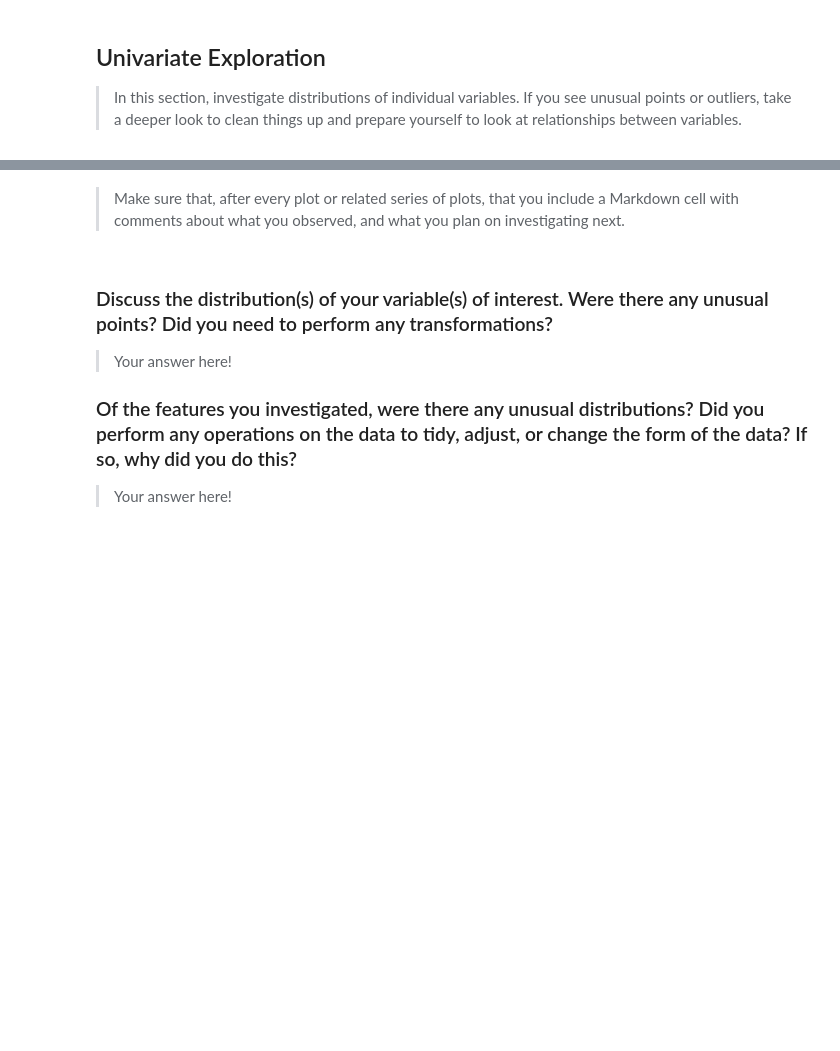
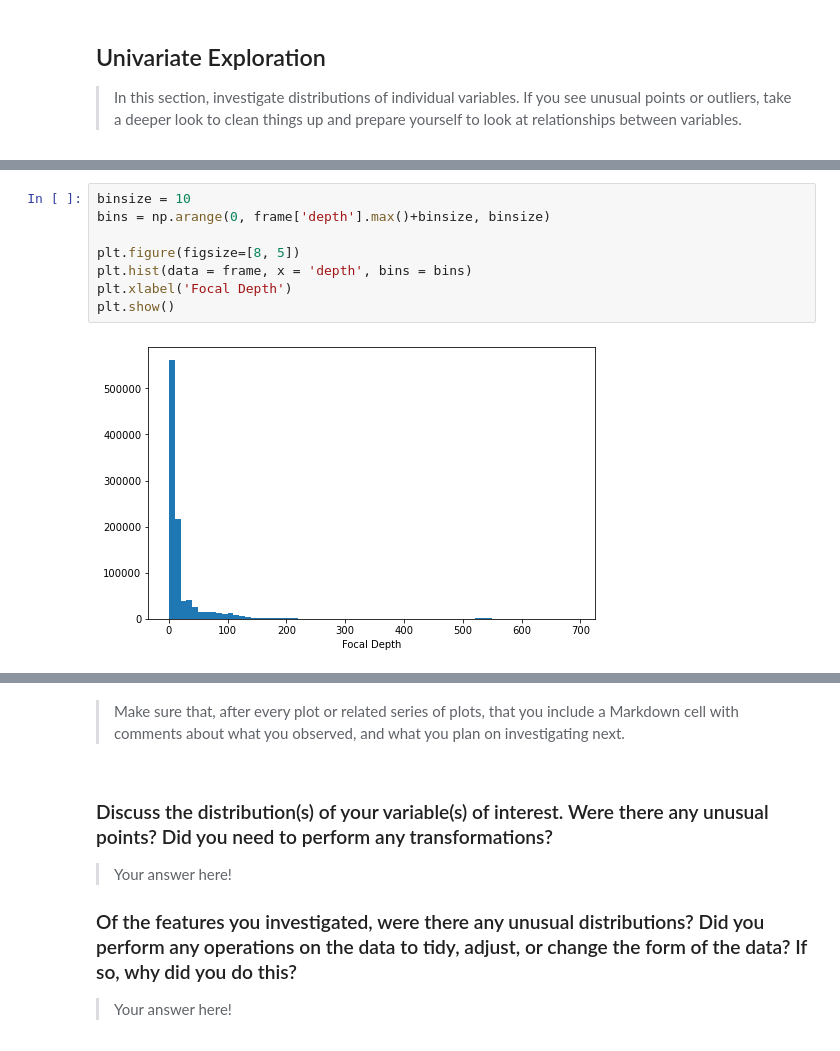
Before and after one commit to seifeldingamal/graduation-project-natural-disasters, a Jupyter notebook: Project Template/exploration_template.ipynb, the cells around one changed output, grey strips where cells are left out. Drawn from its saved outputs; the diff is of its cells as text; blank space fills up the shorter version.

```diff
--- a/Project Template/exploration_template.ipynb
+++ b/Project Template/exploration_template.ipynb
@@ -573,0 +600,10 @@ and prepare yourself to look at relationships between variables.
+# %%
+binsize = 10
+bins = np.arange(0, frame['depth'].max()+binsize, binsize)
+
+plt.figure(figsize=[8, 5])
+plt.hist(data = frame, x = 'depth', bins = bins)
+plt.xlabel('Focal Depth')
+plt.show()
+# %% [output]
+[figure, added]
```
Also changed, not shown: parts of 6 cells of this notebook.
